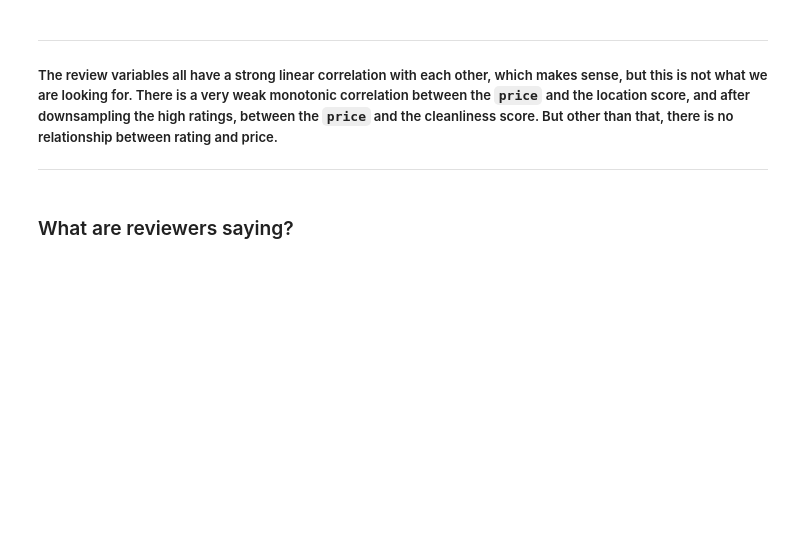
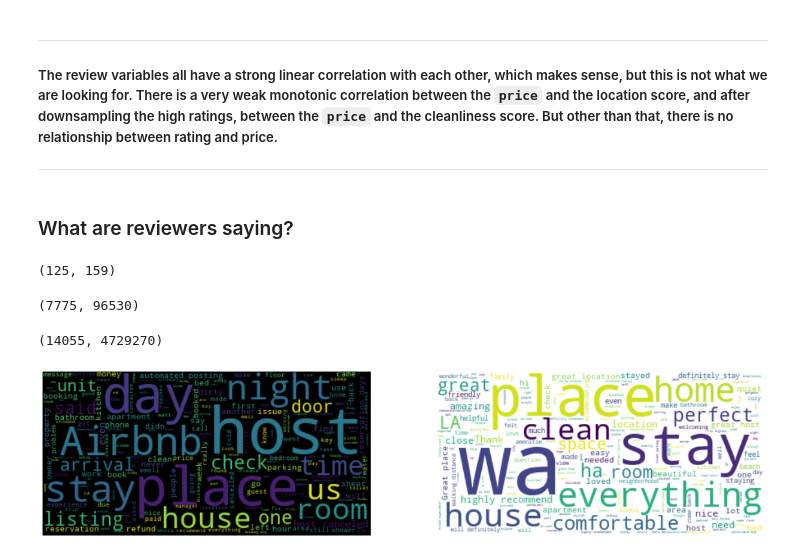
Before and after one commit to tri-bui/airbnb-la-listings, a Jupyter notebook: 2-eda.ipynb, the cells around one changed output. Cells and saved outputs as stored; diff of their text form; code cells hidden in the pictures; blank space fills up the shorter version.

```diff
--- a/2-eda.ipynb
+++ b/2-eda.ipynb
@@ -189,3 +195,39 @@ plotting.corr_heatmap(samp, score_vars)
 ***
 # %% [markdown]
 ### What are reviewers saying?
+# %%
+# Extract listings with an overall rating of less than 30
+low = list765[list765.score_rtg < 30].id.tolist()
+bad = reviews[reviews.listing_id.isin(low)].dropna(subset=['comments'])
+len(low), len(bad)
+# %% [output]
+(125, 159)
+# %%
+# Extract listings with an overall rating of 100
+high = list765[list765.score_rtg == 100].id.tolist()
+good = reviews[reviews.listing_id.isin(high)].dropna(subset=['comments'])
+len(high), len(good)
+# %% [output]
+(7775, 96530)
+# %%
+# Aggregate the bad reviews
+bad_reviews = ' '.join(bad.comments.tolist())
+
+# Aggregate the good reviews
+good_reviews = ' '.join(good.comments.tolist())
+
+# Approximate word count of each
+len(bad_reviews.split(' ')), len(good_reviews.split(' '))
+# %% [output]
+(14055, 4729270)
+# %%
+plt.figure(figsize=(20, 10))
+# Bad reviews
+plt.subplot(1, 2, 1)
+plotting.wordcloud(bad_reviews, bg_color='black')
+
+# Good reviews
+plt.subplot(1, 2, 2)
+plotting.wordcloud(good_reviews)
+# %% [output]
+[figure, added]
```
Also changed, not shown: parts of 7 cells of this notebook, 4 other files.
